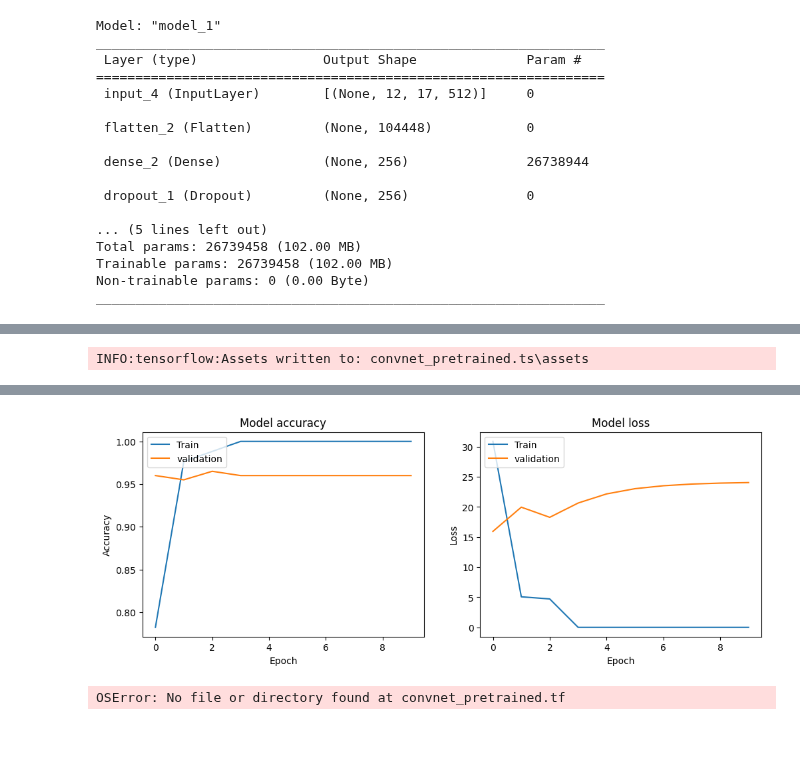
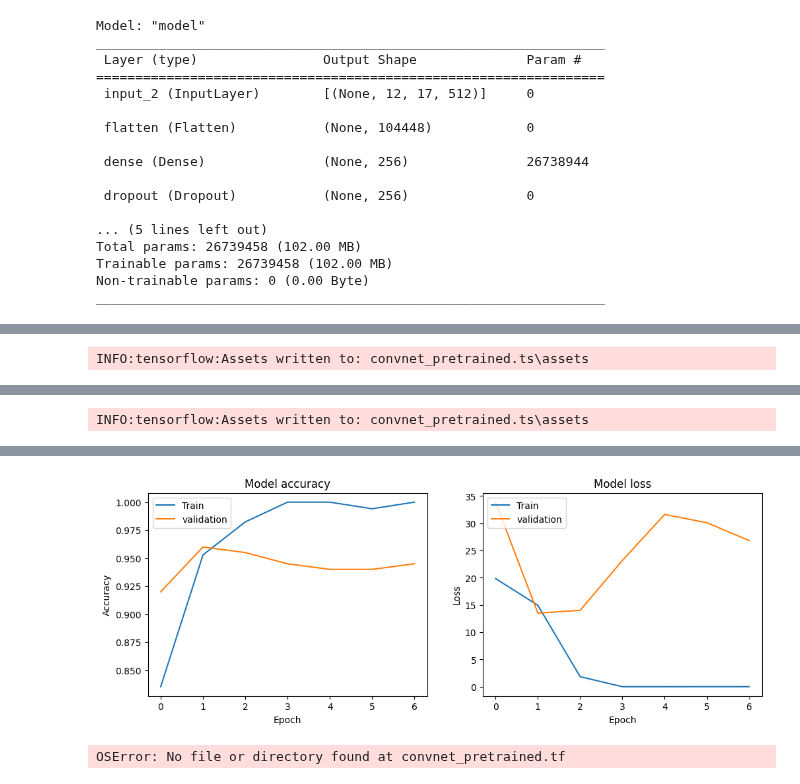
Before and after one commit to JordyCrthls/painters, a Jupyter notebook: preprocessed.ipynb, the cells around one changed output, grey strips where cells are left out. Saved outputs shown, nothing was run; the diff lists cells and outputs as text; code cells hidden in the pictures; blank space fills up the shorter version.

```diff
--- a/preprocessed.ipynb
+++ b/preprocessed.ipynb
@@ -32,7 +32,7 @@ def create_simpleconvnet():
     x = layers.Dense(256)(x)
     x = layers.Dropout(0.5)(x)
     x = layers.Flatten()(x)
-    outputs = layers.Dense(2, activation='sigmoid')(x)
+    outputs = layers.Dense(2, activation='softmax')(x)
     model = keras.Model(inputs=inputs, outputs=outputs)
 
     model.compile(loss="categorical_crossentropy",optimizer='adam', metrics=["accuracy"])
@@ -43,17 +43,17 @@ def create_simpleconvnet():
 # %%
 model = create_simpleconvnet()
 # %% [output]
-Model: "model_1"
+Model: "model"
 _________________________________________________________________
  Layer (type)                Output Shape              Param #
 =================================================================
- input_4 (InputLayer)        [(None, 12, 17, 512)]     0
+ input_2 (InputLayer)        [(None, 12, 17, 512)]     0
 
- flatten_2 (Flatten)         (None, 104448)            0
+ flatten (Flatten)           (None, 104448)            0
 
- dense_2 (Dense)             (None, 256)               26738944
+ dense (Dense)               (None, 256)               26738944
 
- dropout_1 (Dropout)         (None, 256)               0
+ dropout (Dropout)           (None, 256)               0
 
 ... (5 lines left out)
 Total params: 26739458 (102.00 MB)
@@ -104,7 +104,10 @@ validation_set, n = get_features_and_labels(validation_set, validation_labels)
 
 print(len(validation_set), len(n))
 
-callbacks = [keras.callbacks.ModelCheckpoint(filepath="convnet_pretrained.ts", save_best_only=True, monitor="val_loss")]
+callbacks = [
+    keras.callbacks.ModelCheckpoint(filepath="convnet_pretrained.ts", save_best_only=True, monitor="val_loss"),
+    keras.callbacks.EarlyStopping(monitor="val_accuracy", patience=5)
+]
 
 history = model.fit(train_set, train_labels, validation_data=(validation_set, n), epochs=10, callbacks=callbacks)
 
@@ -168,0 +155 @@ Epoch 10/10
+INFO:tensorflow:Assets written to: convnet_pretrained.ts\assets
@@ -169,4 +167,4 @@ Epoch 10/10
-[figure, old version]
+[figure, new version]
 # %%
 from sklearn.preprocessing import MinMaxScaler
 
```
Also changed, not shown: parts of 1 cell of this notebook, 3 other files.
